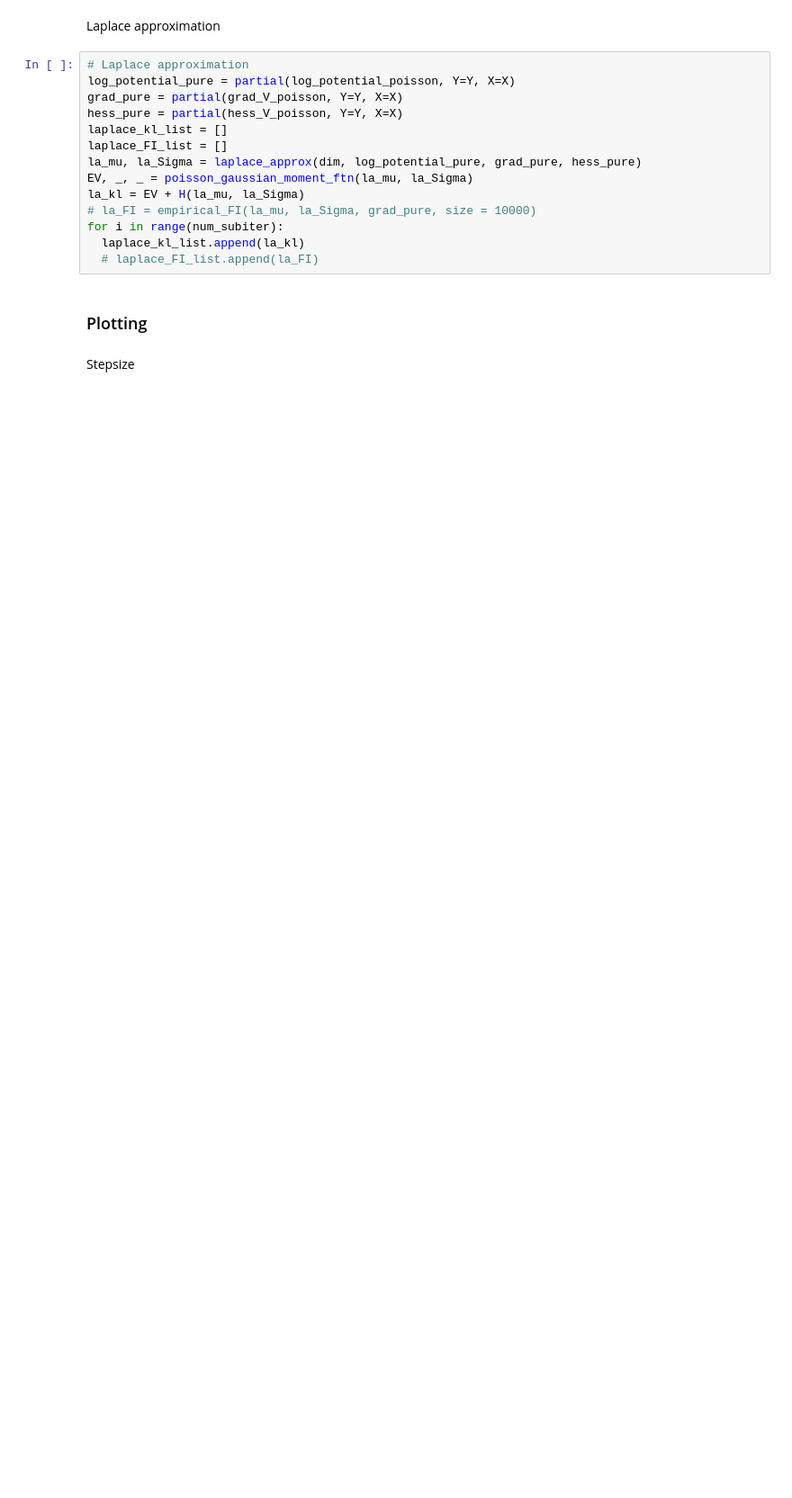
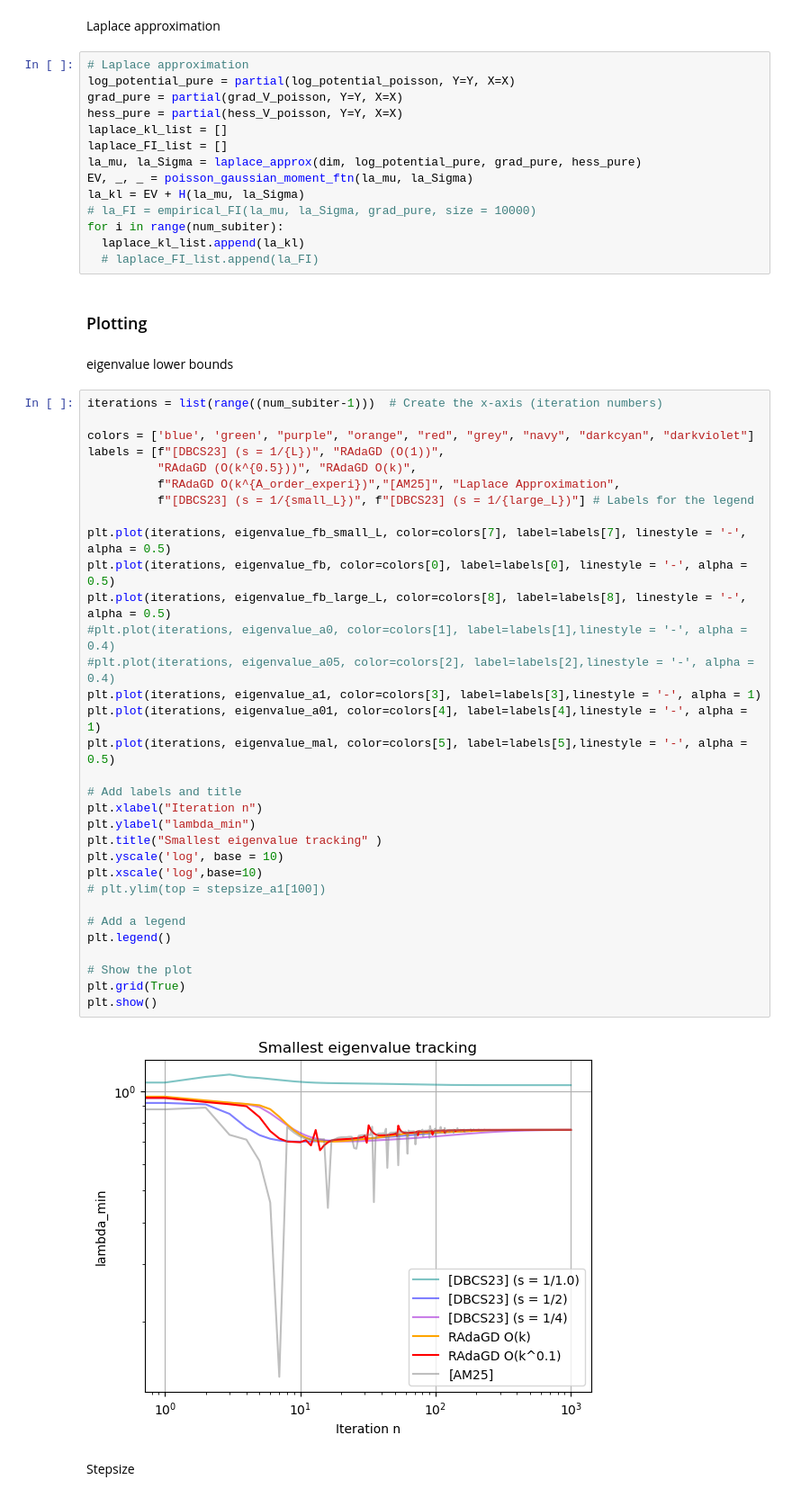
Before and after one commit to wldyddl5510/RAdaGD, a Jupyter notebook: radagd_gvi.ipynb, the cells around one changed output. Shown at 90% size. Saved outputs shown, nothing was run; the diff lists cells and outputs as text; blank space fills up the shorter version.

```diff
--- a/radagd_gvi.ipynb
+++ b/radagd_gvi.ipynb
@@ -1002,6 +1037,42 @@ for i in range(num_subiter):
   # laplace_FI_list.append(la_FI)
 # %% [markdown]
 ### Plotting
+# %% [markdown]
+eigenvalue lower bounds
+# %%
+iterations = list(range((num_subiter-1)))  # Create the x-axis (iteration numbers)
+
+colors = ['blue', 'green', "purple", "orange", "red", "grey", "navy", "darkcyan", "darkviolet"]
+labels = [f"[DBCS23] (s = 1/{L})", "RAdaGD (O(1))",
+          "RAdaGD (O(k^{0.5}))", "RAdaGD O(k)",
+          f"RAdaGD O(k^{A_order_experi})","[AM25]", "Laplace Approximation",
+          f"[DBCS23] (s = 1/{small_L})", f"[DBCS23] (s = 1/{large_L})"] # Labels for the legend
+
+plt.plot(iterations, eigenvalue_fb_small_L, color=colors[7], label=labels[7], linestyle = '-', alpha = 0.5)
+plt.plot(iterations, eigenvalue_fb, color=colors[0], label=labels[0], linestyle = '-', alpha = 0.5)
+plt.plot(iterations, eigenvalue_fb_large_L, color=colors[8], label=labels[8], linestyle = '-', alpha = 0.5)
+#plt.plot(iterations, eigenvalue_a0, color=colors[1], label=labels[1],linestyle = '-', alpha = 0.4)
+#plt.plot(iterations, eigenvalue_a05, color=colors[2], label=labels[2],linestyle = '-', alpha = 0.4)
+plt.plot(iterations, eigenvalue_a1, color=colors[3], label=labels[3],linestyle = '-', alpha = 1)
+plt.plot(iterations, eigenvalue_a01, color=colors[4], label=labels[4],linestyle = '-', alpha = 1)
+plt.plot(iterations, eigenvalue_mal, color=colors[5], label=labels[5],linestyle = '-', alpha = 0.5)
+
+# Add labels and title
+plt.xlabel("Iteration n")
+plt.ylabel("lambda_min")
+plt.title("Smallest eigenvalue tracking" )
+plt.yscale('log', base = 10)
+plt.xscale('log',base=10)
+# plt.ylim(top = stepsize_a1[100])
+
+# Add a legend
+plt.legend()
+
+# Show the plot
+plt.grid(True)
+plt.show()
+# %% [output]
+[figure, added]
 # %% [markdown]
 Stepsize
 # %%
```
Also changed, not shown: parts of 17 cells of this notebook, 2 other files.
